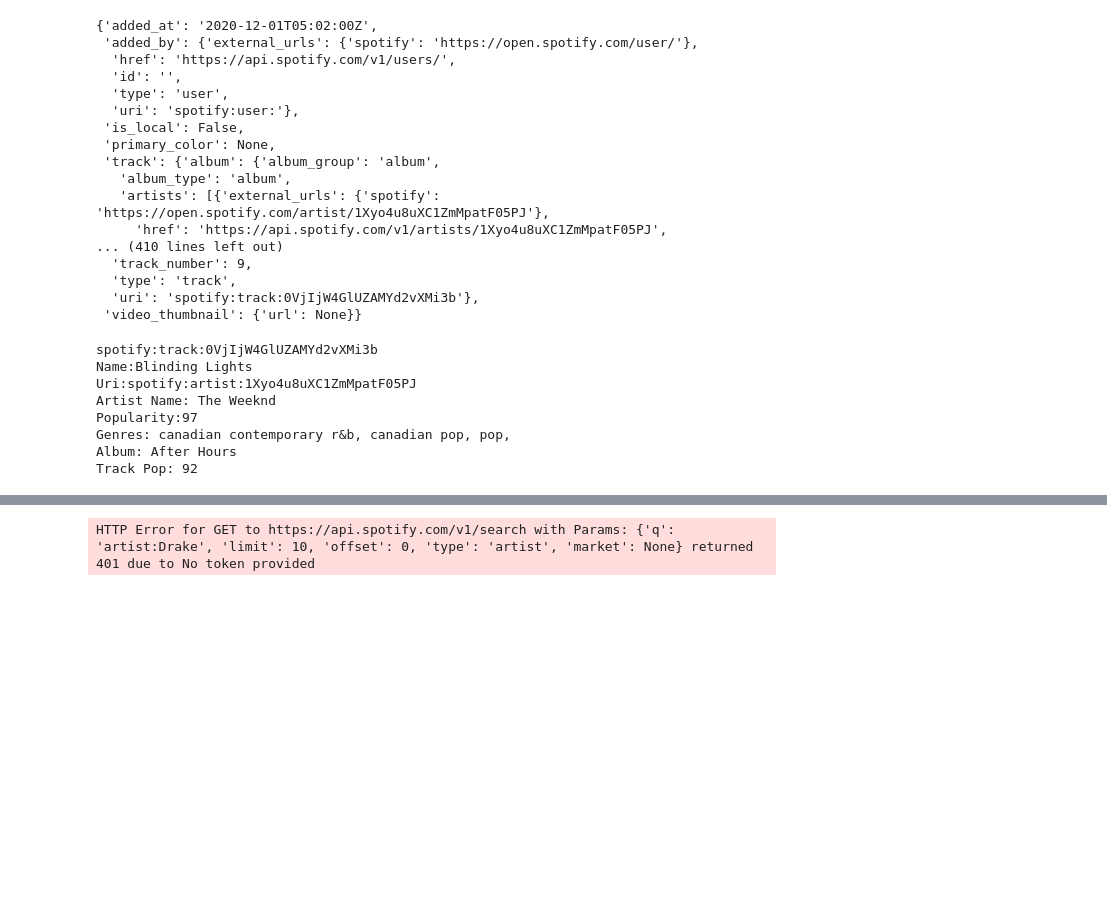
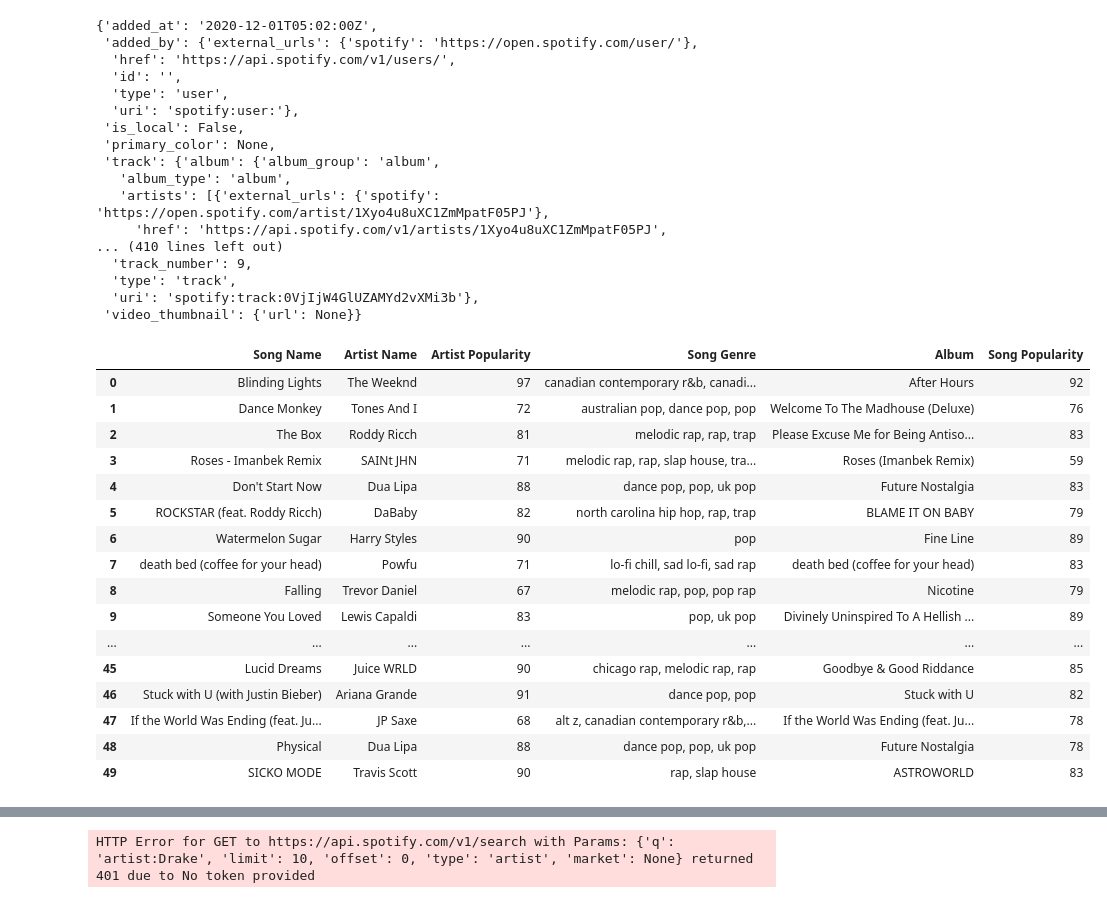
Before and after one commit to natekarr/8_Mile_Project_1, a Jupyter notebook: Project 1.ipynb, the cells around one changed output, grey strips where cells are left out. Saved outputs shown, nothing was run; the diff lists cells and outputs as text; code cells hidden in the pictures; blank space fills up the shorter version.

```diff
--- a/Project 1.ipynb
+++ b/Project 1.ipynb
@@ -33,46 +39,68 @@ sp.playlist_tracks(playlist_URI)["items"][0]
  'video_thumbnail': {'url': None}}
 # %%
 genres = ''
+song_name = []
+artist_name = []
+artist_pop = []
+genre_list = []
+album = []
+track_pop = []
 for track in sp.playlist_tracks(playlist_URI)["items"]:
     #URI
     track_uri = track["track"]["uri"]
-    print(track_uri)
+    #print(track_uri)
+    #track = sp.track(track_uri)
+    #print(track)
+    #break
+    song_genre = sp.track(track_uri)
+    #print(song_genre['genre'])
 
     #Track name
-    track_name = track["track"]["name"]
-    print(f"Name:{track_name}")
+    song_name.append(track["track"]["name"])
 
     #Main Artist
     artist_uri = track["track"]["artists"][0]["uri"]
-    print(f"Uri:{artist_uri}")
-    #artist_info = sp.artist(artist_uri)
-    #print(f"info:{artist_info}")
+    #print(f"Uri:{artist_uri}")
+    artist_info = sp.artist(artist_uri)
 
     #Name, popularity, genre
-    artist_name = track["track"]["artists"][0]["name"]
-    print(f"Artist Name: {artist_name}")
-    artist_pop = artist_info["popularity"]
-    print(f"Popularity:{artist_pop}")
+    artist_name.append(track["track"]["artists"][0]["name"])
+    artist_pop.append(artist_info["popularity"])
     artist_genres = artist_info["genres"]
     for genre in artist_genres:
-        artist_genres[-1]
-        genres = genres + genre + ', '
-    print(f"Genres: {genres}")
-
+        if genre == artist_genres[-1]:
+            genres = genres + genre + ' '
+        else:
+            genres = genres + genre + ', '
+    genre_list.append(genres)
+    genres = ''
     #Album
-    album = track["track"]["album"]["name"]
-    print(f"Album: {album}")
+    album.append(track["track"]["album"]["name"])
 
     #Popularity of the track
-    track_pop = track["track"]["popularity"]
-    print(f"Track Pop: {track_pop}")
-    break
+    track_pop.append(track["track"]["popularity"])
+top_fifty_df = pd.DataFrame({"Song Name": song_name,
+                            "Artist Name": artist_name,
+                            "Artist Popularity": artist_pop,
+                            "Song Genre": genre_list,
+                            "Album": album,
+                            "Song Popularity": track_pop})
+top_fifty_df
 # %% [output]
-spotify:track:0VjIjW4GlUZAMYd2vXMi3b
-Name:Blinding Lights
-Uri:spotify:artist:1Xyo4u8uXC1ZmMpatF05PJ
-Artist Name: The Weeknd
-Popularity:97
-Genres: canadian contemporary r&b, canadian pop, pop,
-Album: After Hours
-Track Pop: 92
+|  | Song Name | Artist Name | Artist Popularity | Song Genre | Album | Song Popularity |
+| 0 | Blinding Lights | The Weeknd | 97 | canadian contemporary r&b, canadi... | After Hours | 92 |
+| 1 | Dance Monkey | Tones And I | 72 | australian pop, dance pop, pop | Welcome To The Madhouse (Deluxe) | 76 |
+| 2 | The Box | Roddy Ricch | 81 | melodic rap, rap, trap | Please Excuse Me for Being Antiso... | 83 |
+| 3 | Roses - Imanbek Remix | SAINt JHN | 71 | melodic rap, rap, slap house, tra... | Roses (Imanbek Remix) | 59 |
+| 4 | Don't Start Now | Dua Lipa | 88 | dance pop, pop, uk pop | Future Nostalgia | 83 |
+| 5 | ROCKSTAR (feat. Roddy Ricch) | DaBaby | 82 | north carolina hip hop, rap, trap | BLAME IT ON BABY | 79 |
+| 6 | Watermelon Sugar | Harry Styles | 90 | pop | Fine Line | 89 |
+| 7 | death bed (coffee for your head) | Powfu | 71 | lo-fi chill, sad lo-fi, sad rap | death bed (coffee for your head) | 83 |
+| 8 | Falling | Trevor Daniel | 67 | melodic rap, pop, pop rap | Nicotine | 79 |
+| 9 | Someone You Loved | Lewis Capaldi | 83 | pop, uk pop | Divinely Uninspired To A Hellish ... | 89 |
+| ... | ... | ... | ... | ... | ... | ... |
+| 45 | Lucid Dreams | Juice WRLD | 90 | chicago rap, melodic rap, rap | Goodbye & Good Riddance | 85 |
+| 46 | Stuck with U (with Justin Bieber) | Ariana Grande | 91 | dance pop, pop | Stuck with U | 82 |
+| 47 | If the World Was Ending (feat. Ju... | JP Saxe | 68 | alt z, canadian contemporary r&b,... | If the World Was Ending (feat. Ju... | 78 |
+| 48 | Physical | Dua Lipa | 88 | dance pop, pop, uk pop | Future Nostalgia | 78 |
+| 49 | SICKO MODE | Travis Scott | 90 | rap, slap house | ASTROWORLD | 83 |
```
Also changed, not shown: parts of 2 cells of this notebook, 1 other file.
